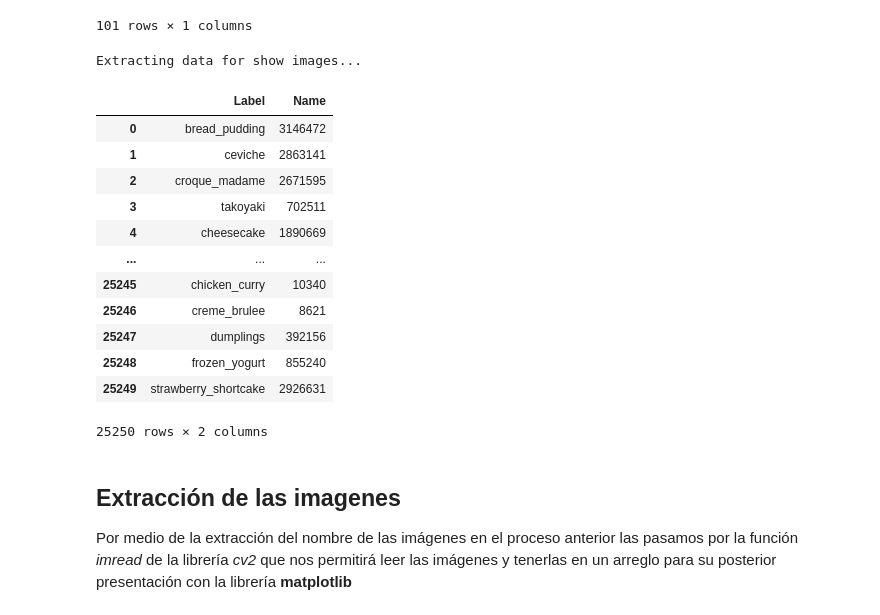
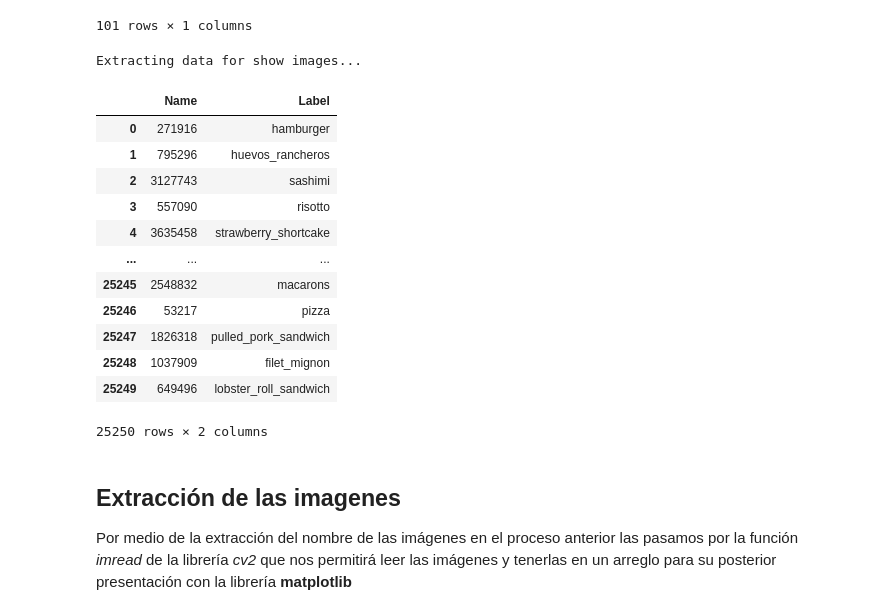
Before and after one commit to jaraycode/NutricionAIBackend, a Jupyter notebook: src/model/training.ipynb, the cells around one changed output. Drawn from its saved outputs; the diff is of its cells as text; code cells hidden in the pictures.

```diff
--- a/src/model/training.ipynb
+++ b/src/model/training.ipynb
@@ -43,34 +43,34 @@ Extracting labels...
 # %%
 PATH = "../../dataset/food-101/food-101/meta/test.txt"
 IMG_NAMES = []
 print("Extracting data for show images...")
 time.sleep(2)
 
 with open(PATH, "r") as train:
     for line in train:
         IMG_NAMES.append(line[:-1])
     shuffle(IMG_NAMES)
     IMG_NAMES_COPY = IMG_NAMES[:2]
 
-df_img_names = pd.DataFrame(columns=["Label","Name"])
+df_img_names = pd.DataFrame(columns=["Name","Label"])
 for name in IMG_NAMES:
-    new_row = pd.DataFrame(data=[[name.split("/")[0], name.split("/")[1]]], columns=["Label","Name"])
+    new_row = pd.DataFrame(data=[[name.split("/")[1], name.split("/")[0]]], columns=["Name","Label"])
     df_img_names = pd.concat([df_img_names, new_row]).reset_index(drop=True)
 df_img_names
 # %% [output]
 Extracting data for show images...
-|  | Label | Name |
-| 0 | bread_pudding | 3146472 |
-| 1 | ceviche | 2863141 |
-| 2 | croque_madame | 2671595 |
-| 3 | takoyaki | 702511 |
-| 4 | cheesecake | 1890669 |
+|  | Name | Label |
+| 0 | 271916 | hamburger |
+| 1 | 795296 | huevos_rancheros |
+| 2 | 3127743 | sashimi |
+| 3 | 557090 | risotto |
+| 4 | 3635458 | strawberry_shortcake |
 | ... | ... | ... |
-| 25245 | chicken_curry | 10340 |
-| 25246 | creme_brulee | 8621 |
-| 25247 | dumplings | 392156 |
-| 25248 | frozen_yogurt | 855240 |
-| 25249 | strawberry_shortcake | 2926631 |
+| 25245 | 2548832 | macarons |
+| 25246 | 53217 | pizza |
+| 25247 | 1826318 | pulled_pork_sandwich |
+| 25248 | 1037909 | filet_mignon |
+| 25249 | 649496 | lobster_roll_sandwich |
 25250 rows × 2 columns
 # %% [markdown]
 ## Extracción de las imagenes
```
Also changed, not shown: parts of 4 cells of this notebook.
